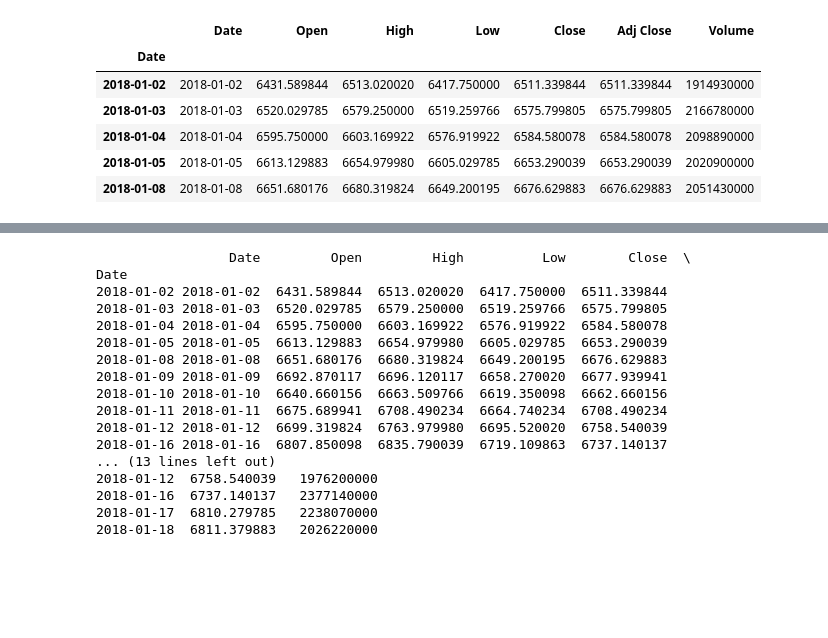
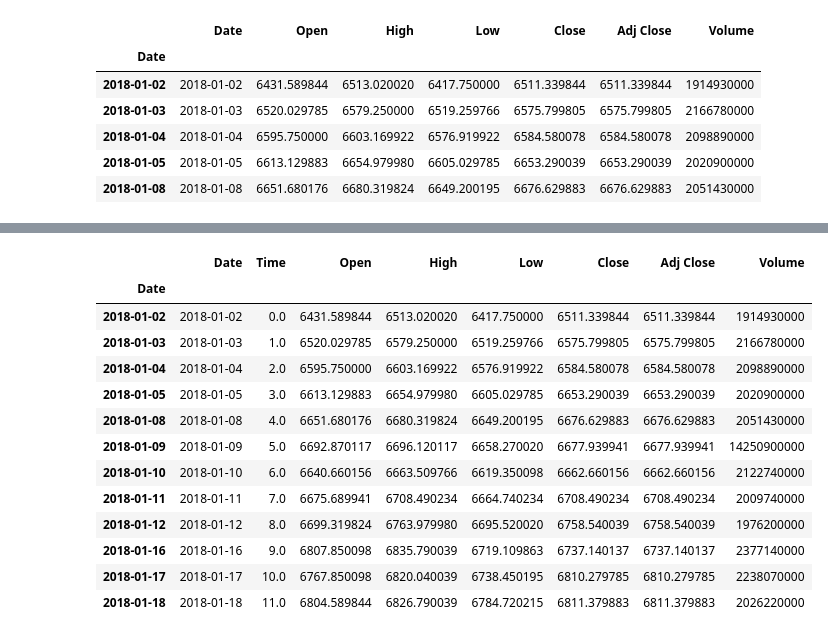
Before and after one commit to danielboloc/ML_PROJECTS, a Jupyter notebook: LinearRegression/PredictStockPrices/PredictStockPrices.ipynb, the cells around one changed output, grey strips where cells are left out. Saved outputs shown, nothing was run; the diff lists cells and outputs as text; code cells hidden in the pictures; blank space fills up the shorter version.

```diff
--- a/LinearRegression/PredictStockPrices/PredictStockPrices.ipynb
+++ b/LinearRegression/PredictStockPrices/PredictStockPrices.ipynb
@@ -65,22 +66,24 @@ plotly.offline.iplot(fig2018, filename='2018_candlestick')
 # %%
 # Testing LR with first 12 days of 2018
 nqTest = ndaq2018.loc['2018-01-01':'2018-01-18']
-print(nqTest)
-# %% [output]
-                 Date         Open         High          Low        Close  \
-Date
-2018-01-02 2018-01-02  6431.589844  6513.020020  6417.750000  6511.339844
-2018-01-03 2018-01-03  6520.029785  6579.250000  6519.259766  6575.799805
-2018-01-04 2018-01-04  6595.750000  6603.169922  6576.919922  6584.580078
-2018-01-05 2018-01-05  6613.129883  6654.979980  6605.029785  6653.290039
-2018-01-08 2018-01-08  6651.680176  6680.319824  6649.200195  6676.629883
-2018-01-09 2018-01-09  6692.870117  6696.120117  6658.270020  6677.939941
-2018-01-10 2018-01-10  6640.660156  6663.509766  6619.350098  6662.660156
-2018-01-11 2018-01-11  6675.689941  6708.490234  6664.740234  6708.490234
-2018-01-12 2018-01-12  6699.319824  6763.979980  6695.520020  6758.540039
-2018-01-16 2018-01-16  6807.850098  6835.790039  6719.109863  6737.140137
-... (13 lines left out)
-2018-01-12  6758.540039   1976200000
-2018-01-16  6737.140137   2377140000
-2018-01-17  6810.279785   2238070000
-2018-01-18  6811.379883   2026220000
+# %%
+#nqTest.insert(1, 'My 2nd new column', 'default value 2')
+l = [float(n) for n in range(12)]
+nqTest.insert(1, 'Time', l)
+#nqTest.drop(columns='My 2nd new column', axis=1)
+nqTest
+# %% [output]
+|  | Date | Time | Open | High | Low | Close | Adj Close | Volume |
+| Date |  |  |  |  |  |  |  |  |
+| 2018-01-02 | 2018-01-02 | 0.0 | 6431.589844 | 6513.020020 | 6417.750000 | 6511.339844 | 6511.339844 | 1914930000 |
+| 2018-01-03 | 2018-01-03 | 1.0 | 6520.029785 | 6579.250000 | 6519.259766 | 6575.799805 | 6575.799805 | 2166780000 |
+| 2018-01-04 | 2018-01-04 | 2.0 | 6595.750000 | 6603.169922 | 6576.919922 | 6584.580078 | 6584.580078 | 2098890000 |
+| 2018-01-05 | 2018-01-05 | 3.0 | 6613.129883 | 6654.979980 | 6605.029785 | 6653.290039 | 6653.290039 | 2020900000 |
+| 2018-01-08 | 2018-01-08 | 4.0 | 6651.680176 | 6680.319824 | 6649.200195 | 6676.629883 | 6676.629883 | 2051430000 |
+| 2018-01-09 | 2018-01-09 | 5.0 | 6692.870117 | 6696.120117 | 6658.270020 | 6677.939941 | 6677.939941 | 14250900000 |
+| 2018-01-10 | 2018-01-10 | 6.0 | 6640.660156 | 6663.509766 | 6619.350098 | 6662.660156 | 6662.660156 | 2122740000 |
+| 2018-01-11 | 2018-01-11 | 7.0 | 6675.689941 | 6708.490234 | 6664.740234 | 6708.490234 | 6708.490234 | 2009740000 |
+| 2018-01-12 | 2018-01-12 | 8.0 | 6699.319824 | 6763.979980 | 6695.520020 | 6758.540039 | 6758.540039 | 1976200000 |
+| 2018-01-16 | 2018-01-16 | 9.0 | 6807.850098 | 6835.790039 | 6719.109863 | 6737.140137 | 6737.140137 | 2377140000 |
+| 2018-01-17 | 2018-01-17 | 10.0 | 6767.850098 | 6820.040039 | 6738.450195 | 6810.279785 | 6810.279785 | 2238070000 |
+| 2018-01-18 | 2018-01-18 | 11.0 | 6804.589844 | 6826.790039 | 6784.720215 | 6811.379883 | 6811.379883 | 2026220000 |
```
Also changed, not shown: parts of 7 cells of this notebook.
